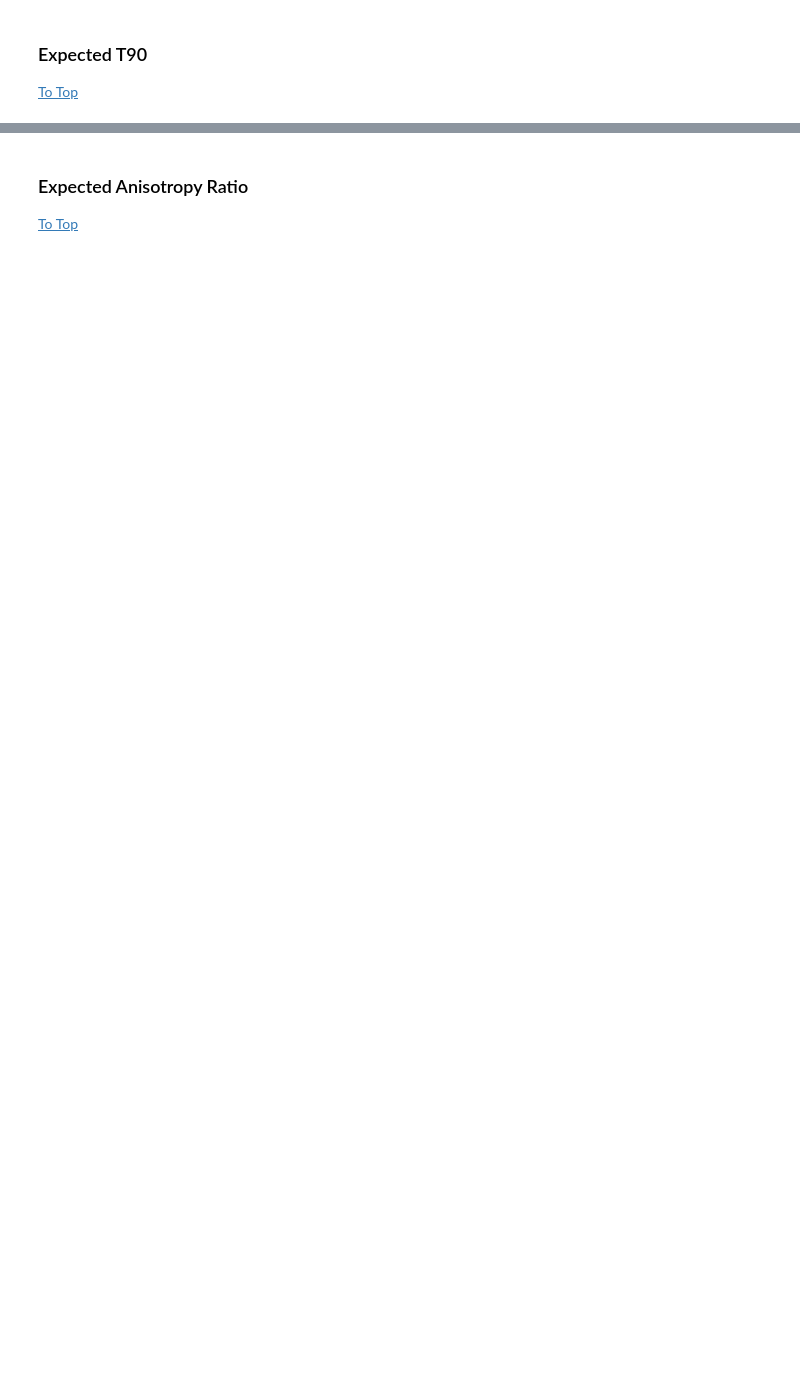
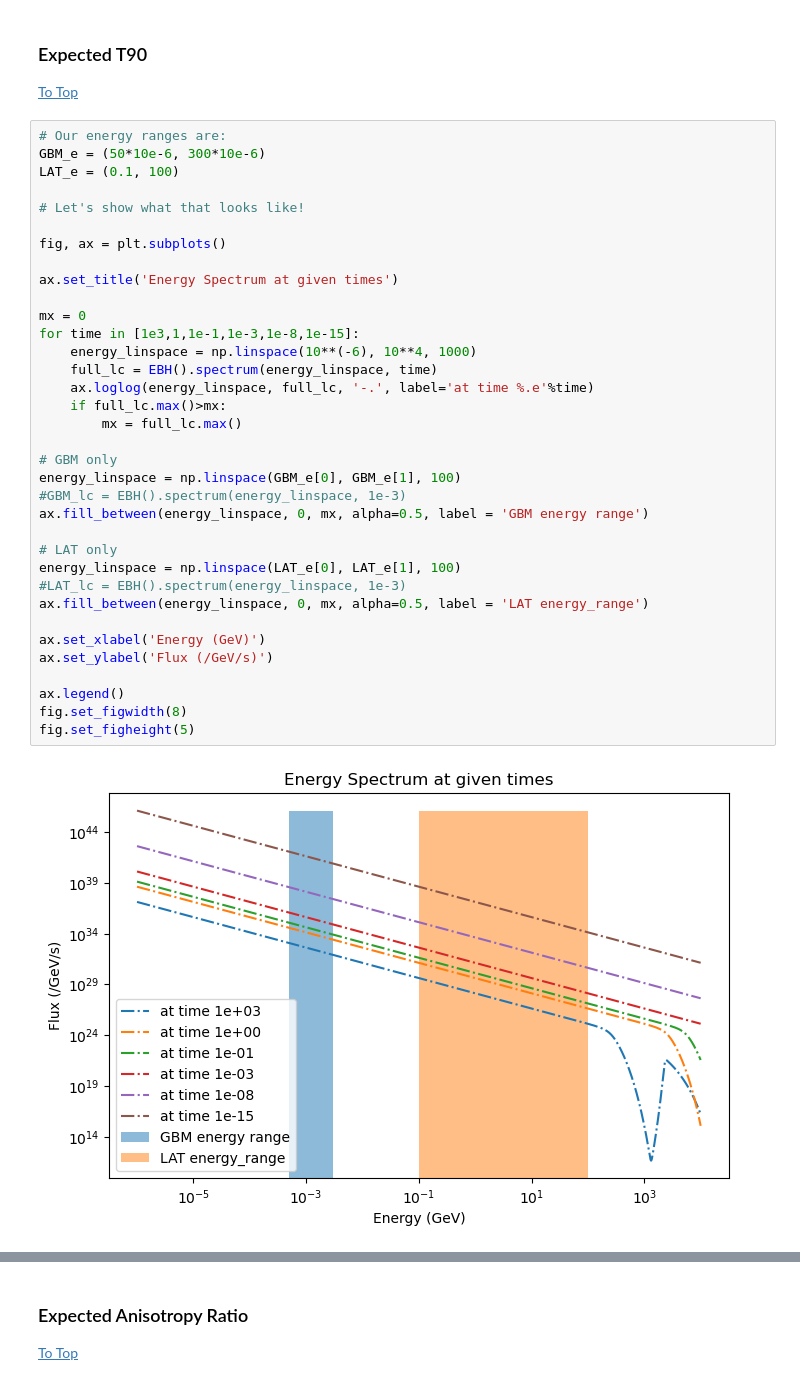
Before and after one commit to xboluna/Research, a Jupyter notebook: BHRad/Modelling.ipynb, the cells around one changed output, grey strips where cells are left out. Drawn from its saved outputs; the diff is of its cells as text; blank space fills up the shorter version.

```diff
--- a/BHRad/Modelling.ipynb
+++ b/BHRad/Modelling.ipynb
@@ -244,6 +247,43 @@ Text(0, 0.5, 'Mass remaining')
 # %% [markdown]
 ### <span id='t90'>Expected T90</span>
 [To Top](#top)
+# %%
+# Our energy ranges are:
+GBM_e = (50*10e-6, 300*10e-6)
+LAT_e = (0.1, 100)
+
+# Let's show what that looks like!
+
+fig, ax = plt.subplots()
+
+ax.set_title('Energy Spectrum at given times')
+
+mx = 0
+for time in [1e3,1,1e-1,1e-3,1e-8,1e-15]:
+    energy_linspace = np.linspace(10**(-6), 10**4, 1000)
+    full_lc = EBH().spectrum(energy_linspace, time)
+    ax.loglog(energy_linspace, full_lc, '-.', label='at time %.e'%time)
+    if full_lc.max()>mx:
+        mx = full_lc.max()
+
+# GBM only
+energy_linspace = np.linspace(GBM_e[0], GBM_e[1], 100)
+#GBM_lc = EBH().spectrum(energy_linspace, 1e-3)
+ax.fill_between(energy_linspace, 0, mx, alpha=0.5, label = 'GBM energy range')
+
+# LAT only
+energy_linspace = np.linspace(LAT_e[0], LAT_e[1], 100)
+#LAT_lc = EBH().spectrum(energy_linspace, 1e-3)
+ax.fill_between(energy_linspace, 0, mx, alpha=0.5, label = 'LAT energy_range')
+
+ax.set_xlabel('Energy (GeV)')
+ax.set_ylabel('Flux (/GeV/s)')
+
+ax.legend()
+fig.set_figwidth(8)
+fig.set_figheight(5)
+# %% [output]
+[figure, added]
 # %%
 alphaSM = 8.3* 1e17
 M0 = 1e7
```
Also changed, not shown: parts of 7 cells of this notebook.
